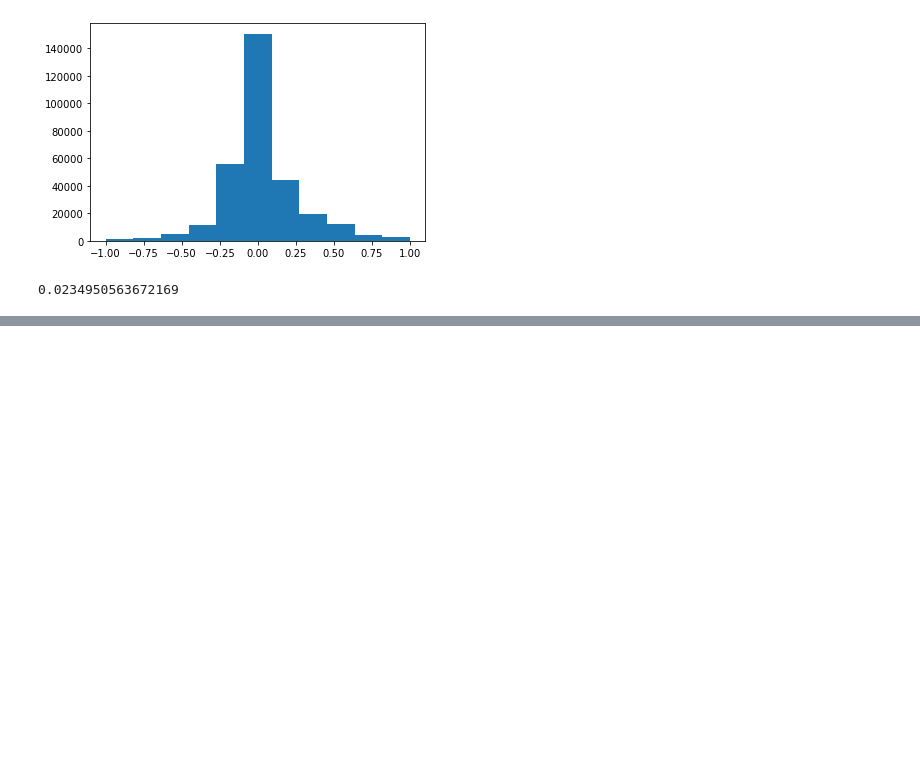
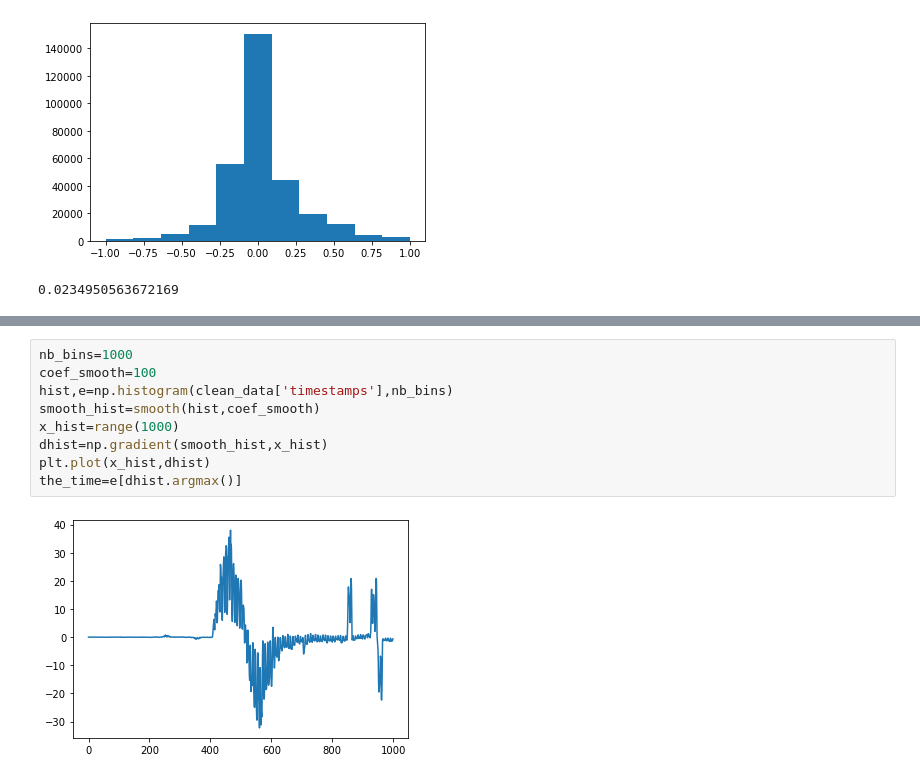
Before and after one commit to Isyohan/ProjetM2WeakSignals, a Jupyter notebook: BLM_Notebook.ipynb, the cells around one changed output, grey strips where cells are left out. Cells and saved outputs as stored; diff of their text form; blank space fills up the shorter version.

```diff
--- a/BLM_Notebook.ipynb
+++ b/BLM_Notebook.ipynb
@@ -109 +105,12 @@ plt.show()
+# %%
+nb_bins=1000
+coef_smooth=100
+hist,e=np.histogram(clean_data['timestamps'],nb_bins)
+smooth_hist=smooth(hist,coef_smooth)
+x_hist=range(1000)
+dhist=np.gradient(smooth_hist,x_hist)
+plt.plot(x_hist,dhist)
+the_time=e[dhist.argmax()]
+# %% [output]
+[figure, added]
 # %%
```
Also changed, not shown: parts of 7 cells of this notebook, 1 other file.
